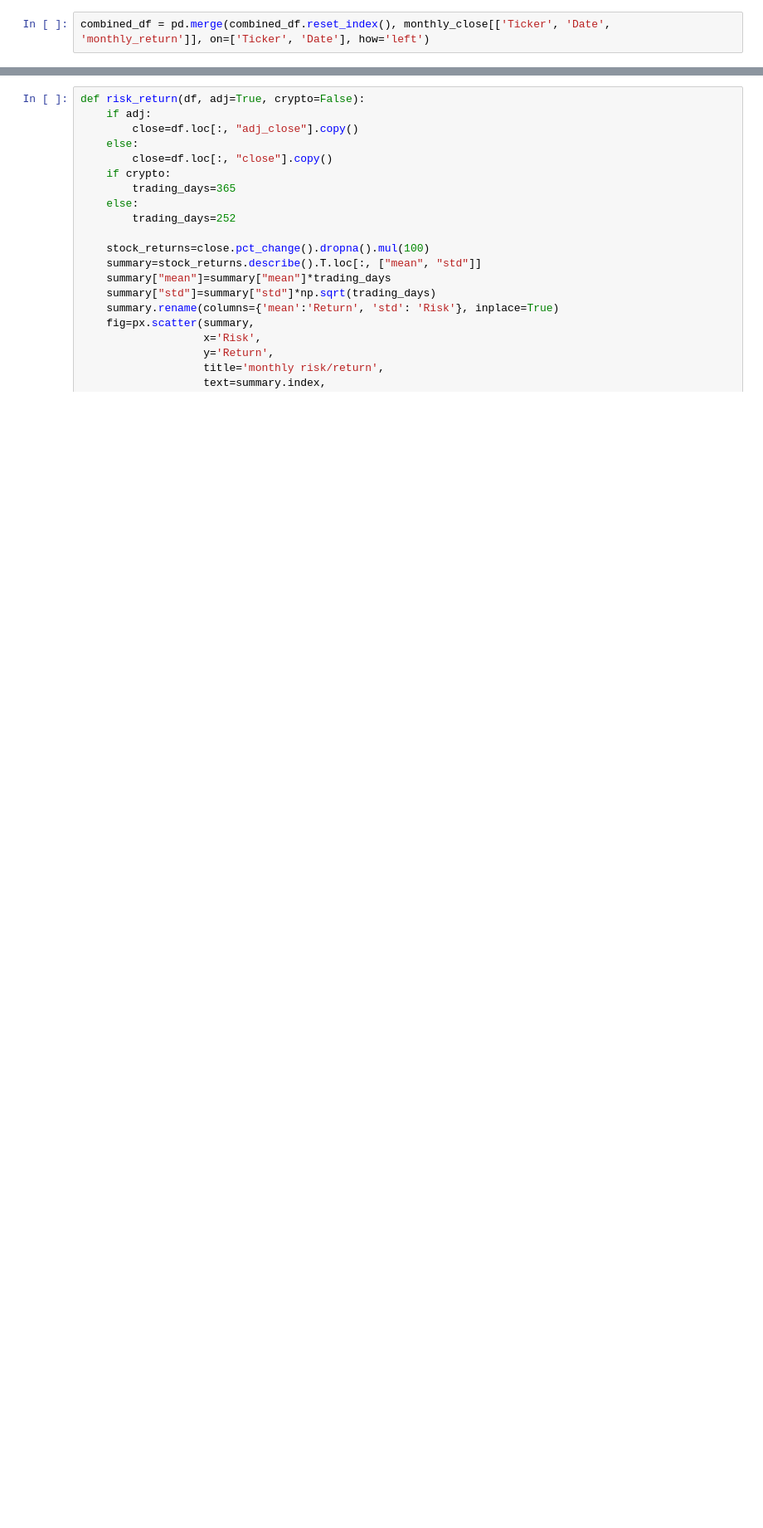
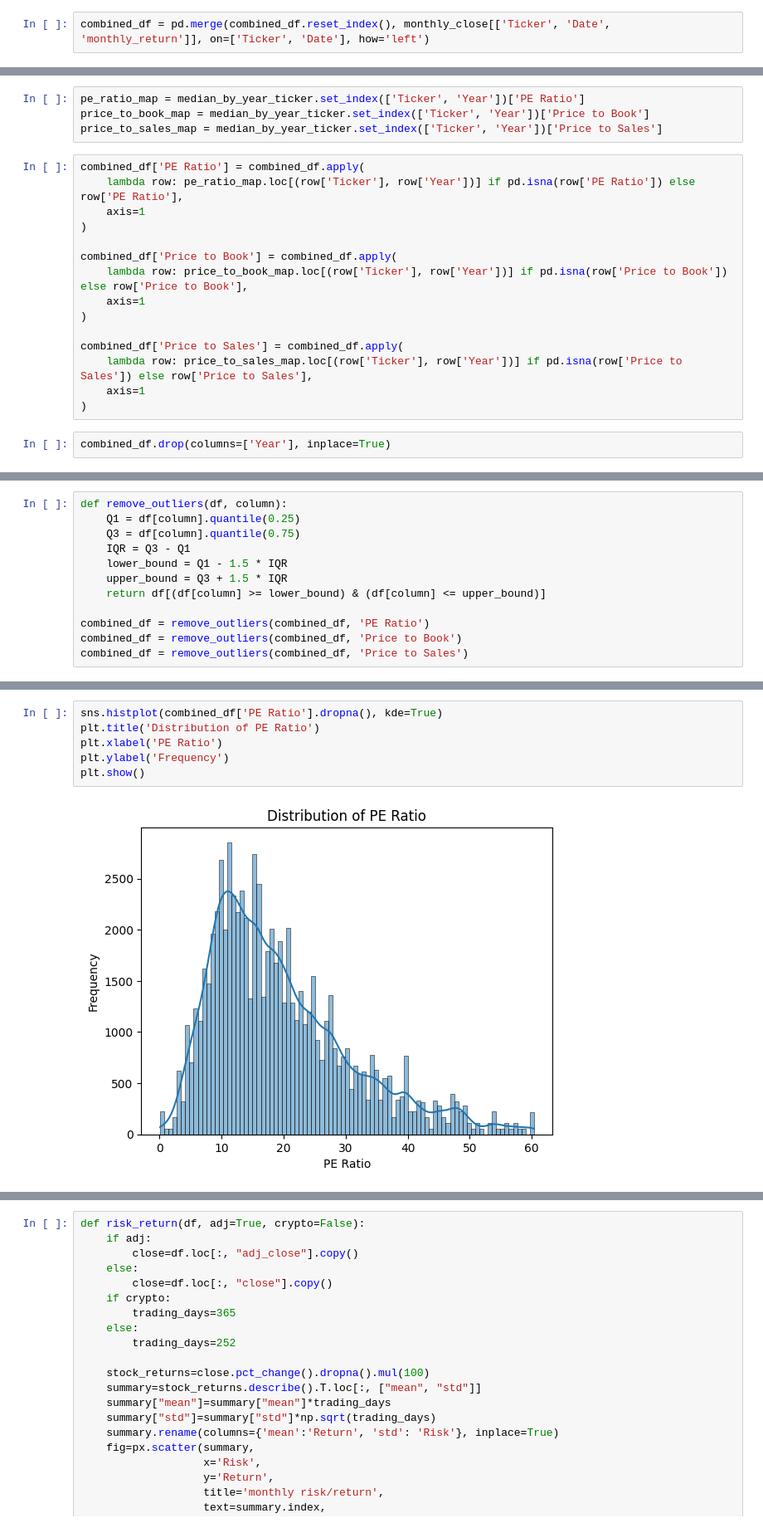
Before and after one commit to blackpaigestone/Portfolio29, a Jupyter notebook: Investment_Management/initial_stock_analysis.ipynb, the cells around one changed output, grey strips where cells are left out. Shown at 83% size. Drawn from its saved outputs; the diff is of its cells as text; blank space fills up the shorter version.

```diff
--- a/Investment_Management/initial_stock_analysis.ipynb
+++ b/Investment_Management/initial_stock_analysis.ipynb
@@ -65,0 +83,21 @@ print(combined_df.head())
+# %%
+pe_ratio_map = median_by_year_ticker.set_index(['Ticker', 'Year'])['PE Ratio']
+price_to_book_map = median_by_year_ticker.set_index(['Ticker', 'Year'])['Price to Book']
+price_to_sales_map = median_by_year_ticker.set_index(['Ticker', 'Year'])['Price to Sales']
+# %%
+combined_df['PE Ratio'] = combined_df.apply(
+    lambda row: pe_ratio_map.loc[(row['Ticker'], row['Year'])] if pd.isna(row['PE Ratio']) else row['PE Ratio'],
+    axis=1
+)
+
+combined_df['Price to Book'] = combined_df.apply(
+    lambda row: price_to_book_map.loc[(row['Ticker'], row['Year'])] if pd.isna(row['Price to Book']) else row['Price to Book'],
+    axis=1
+)
+
+combined_df['Price to Sales'] = combined_df.apply(
+    lambda row: price_to_sales_map.loc[(row['Ticker'], row['Year'])] if pd.isna(row['Price to Sales']) else row['Price to Sales'],
+    axis=1
+)
+# %%
+combined_df.drop(columns=['Year'], inplace=True)
@@ -65,0 +108,12 @@ print(combined_df.head())
+# %%
+def remove_outliers(df, column):
+    Q1 = df[column].quantile(0.25)
+    Q3 = df[column].quantile(0.75)
+    IQR = Q3 - Q1
+    lower_bound = Q1 - 1.5 * IQR
+    upper_bound = Q3 + 1.5 * IQR
+    return df[(df[column] >= lower_bound) & (df[column] <= upper_bound)]
+
+combined_df = remove_outliers(combined_df, 'PE Ratio')
+combined_df = remove_outliers(combined_df, 'Price to Book')
+combined_df = remove_outliers(combined_df, 'Price to Sales')
@@ -65,0 +133,8 @@ print(combined_df.head())
+# %%
+sns.histplot(combined_df['PE Ratio'].dropna(), kde=True)
+plt.title('Distribution of PE Ratio')
+plt.xlabel('PE Ratio')
+plt.ylabel('Frequency')
+plt.show()
+# %% [output]
+[figure, added]
```
Also changed, not shown: parts of 58 cells of this notebook, 4 other files.
